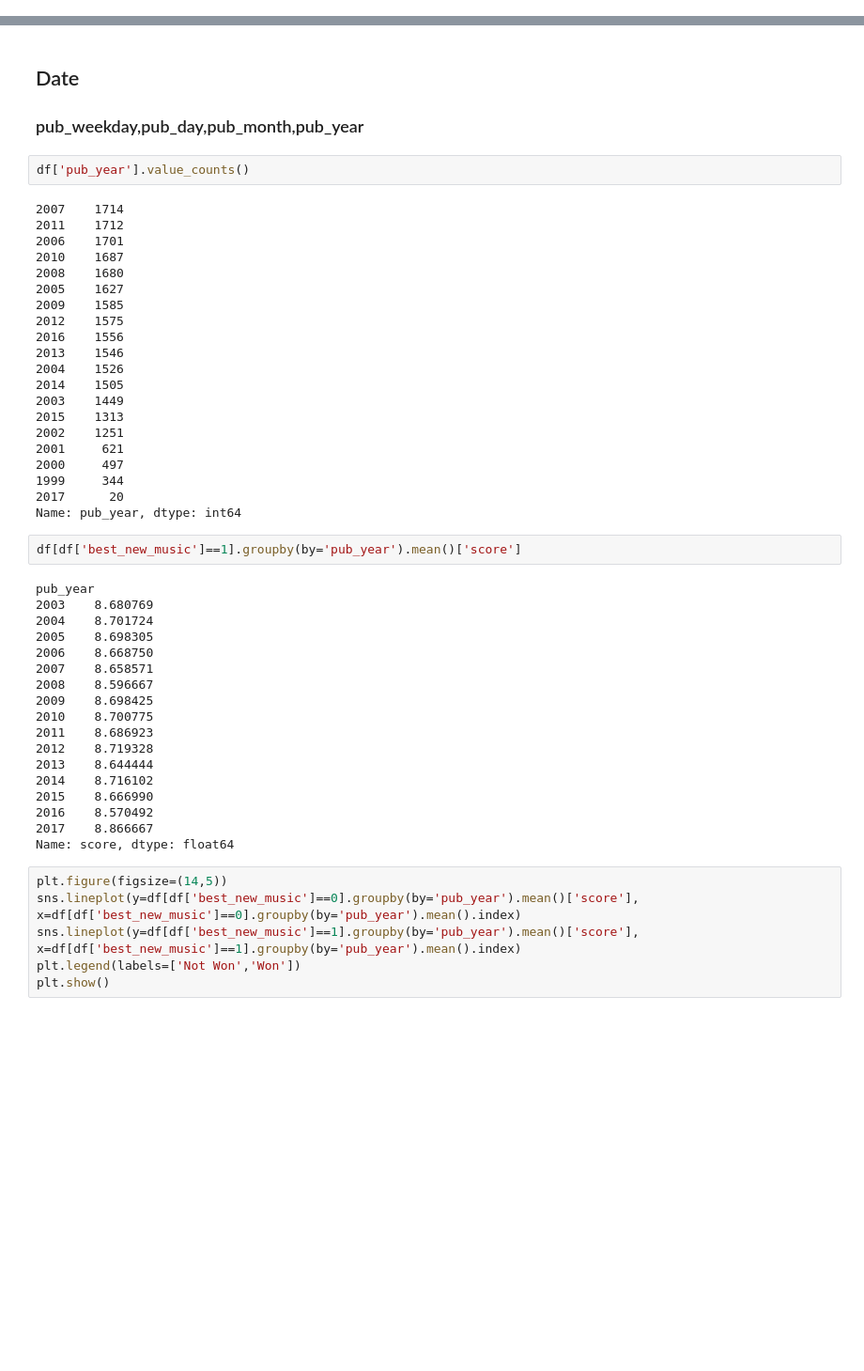
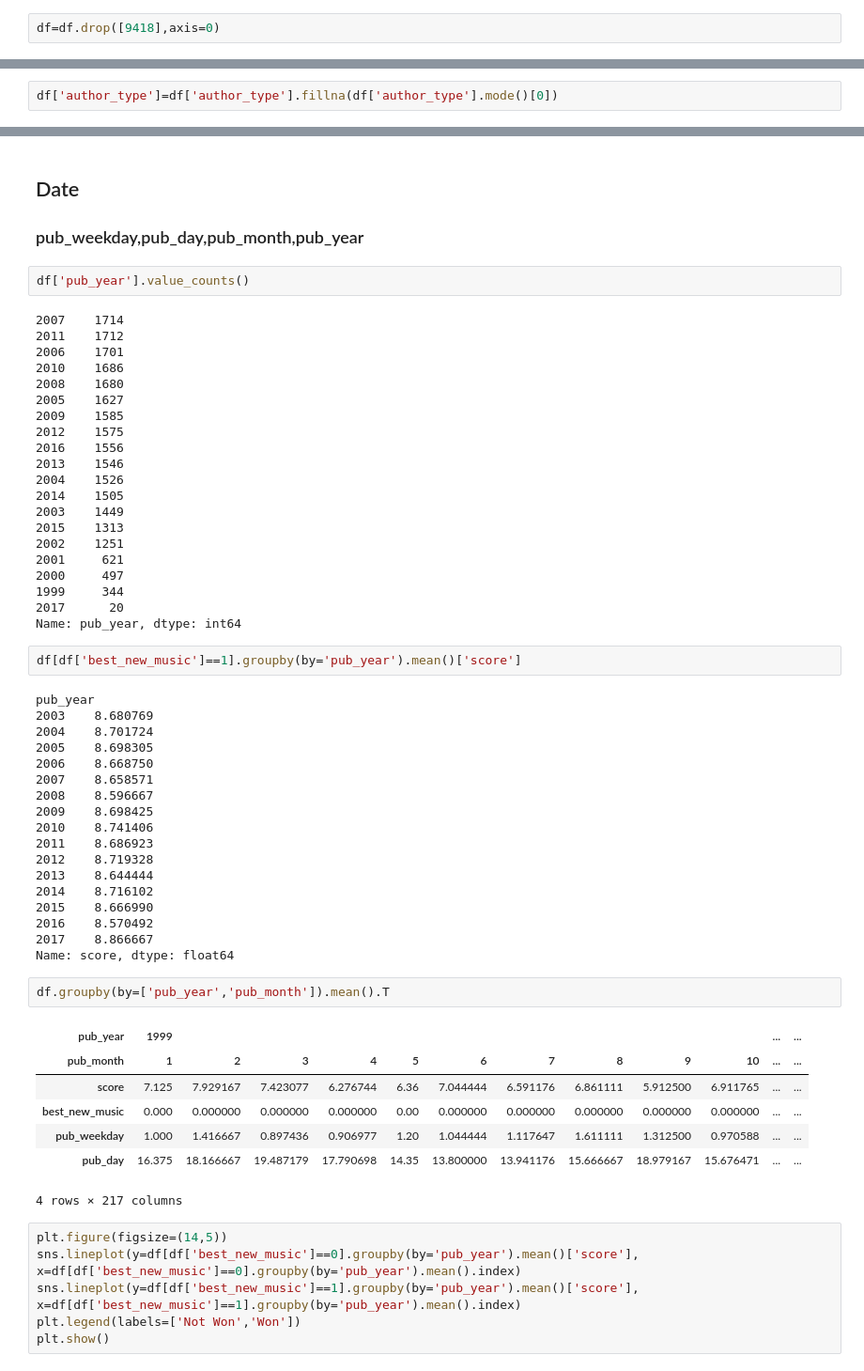
Before and after one commit to pravinks94/pitchfork-data, a Jupyter notebook: pravin/pitchfork.ipynb, the cells around one changed output, grey strips where cells are left out. Shown: that part at 94% size. Drawn from its saved outputs; the diff is of its cells as text; blank space fills up the shorter version.

```diff
--- a/pravin/pitchfork.ipynb
+++ b/pravin/pitchfork.ipynb
@@ -244,6 +239,8 @@ df[(df['score']<4)&(df['best_new_music']==1)]
 # %% [output]
 |  | artist | score | best_new_music | author | author_type | pub_weekday | pub_day | pub_month | pub_year | ... |
 | 9418 | weezer | 3.5 | 1 | ian cohen | contributor | 2 | 3 | 11 | 2010 | ... |
+# %%
+df=df.drop([9418],axis=0)
 # %% [markdown]
 ## Author
 # %%
@@ -304,3 +301,5 @@ sns.boxplot(x='author_type',data=df,y='score')
 # %% [output]
 <matplotlib.axes._subplots.AxesSubplot at 0x...>
 [figure]
+# %%
+df['author_type']=df['author_type'].fillna(df['author_type'].mode()[0])
@@ -313,7 +327,7 @@ df['pub_year'].value_counts()
 2007    1714
 2011    1712
 2006    1701
-2010    1687
+2010    1686
 2008    1680
 2005    1627
 2009    1585
@@ -341,7 +355,7 @@ pub_year
 2007    8.658571
 2008    8.596667
 2009    8.698425
-2010    8.700775
+2010    8.741406
 2011    8.686923
 2012    8.719328
 2013    8.644444
@@ -350,6 +364,16 @@ pub_year
 2016    8.570492
 2017    8.866667
 Name: score, dtype: float64
+# %%
+df.groupby(by=['pub_year','pub_month']).mean().T
+# %% [output]
+| pub_year | 1999 |  |  |  |  |  |  |  |  |  | ... | ... |
+| pub_month | 1 | 2 | 3 | 4 | 5 | 6 | 7 | 8 | 9 | 10 | ... | ... |
+| score | 7.125 | 7.929167 | 7.423077 | 6.276744 | 6.36 | 7.044444 | 6.591176 | 6.861111 | 5.912500 | 6.911765 | ... | ... |
+| best_new_music | 0.000 | 0.000000 | 0.000000 | 0.000000 | 0.00 | 0.000000 | 0.000000 | 0.000000 | 0.000000 | 0.000000 | ... | ... |
+| pub_weekday | 1.000 | 1.416667 | 0.897436 | 0.906977 | 1.20 | 1.044444 | 1.117647 | 1.611111 | 1.312500 | 0.970588 | ... | ... |
+| pub_day | 16.375 | 18.166667 | 19.487179 | 17.790698 | 14.35 | 13.800000 | 13.941176 | 15.666667 | 18.979167 | 15.676471 | ... | ... |
+4 rows × 217 columns
 # %%
 plt.figure(figsize=(14,5))
 sns.lineplot(y=df[df['best_new_music']==0].groupby(by='pub_year').mean()['score'], x=df[df['best_new_music']==0].groupby(by='pub_year').mean().index)
```
Also changed, not shown: parts of 33 cells of this notebook.
